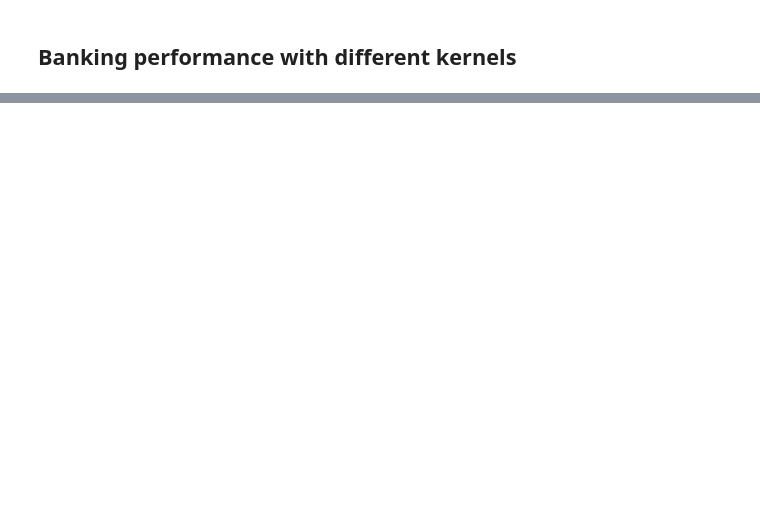
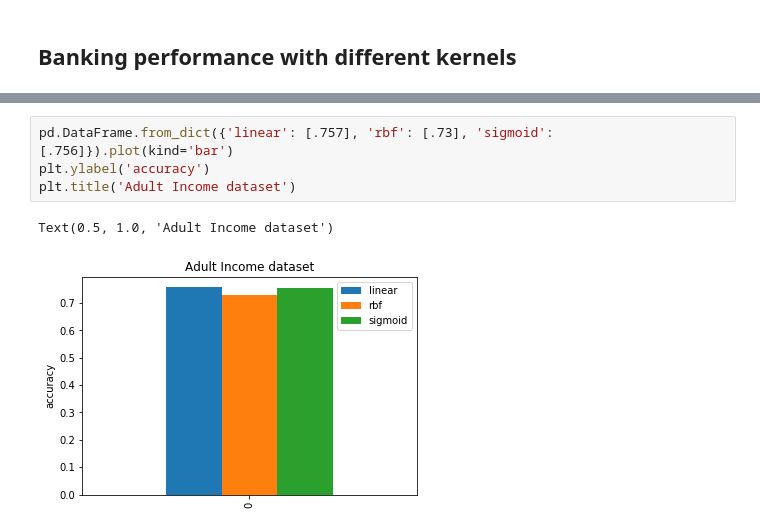
Before and after one commit to jonhilgart22/gatech_machine_learning, a Jupyter notebook: problem set 1/svm.ipynb, the cells around one changed output, grey strips where cells are left out. Drawn from its saved outputs; the diff is of its cells as text; blank space fills up the shorter version.

```diff
--- a/problem set 1/svm.ipynb
+++ b/problem set 1/svm.ipynb
@@ -516,0 +556,7 @@ accuracy_score(sigmoid_kernel_svm_adult.predict(adult_tstX), adult_tstY)
+# %%
+pd.DataFrame.from_dict({'linear': [.757], 'rbf': [.73], 'sigmoid': [.756]}).plot(kind='bar')
+plt.ylabel('accuracy')
+plt.title('Adult Income dataset')
+# %% [output]
+Text(0.5, 1.0, 'Adult Income dataset')
+[figure, added]
```
Also changed, not shown: parts of 11 cells of this notebook, 1 other file.
